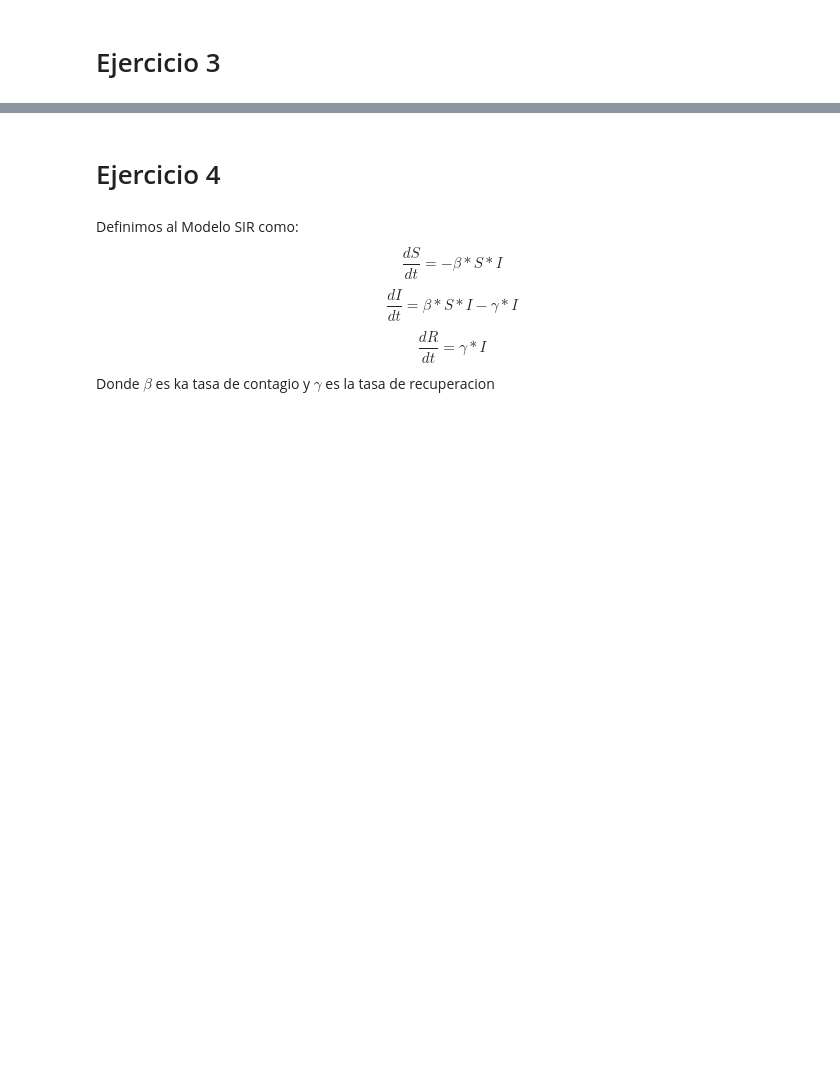
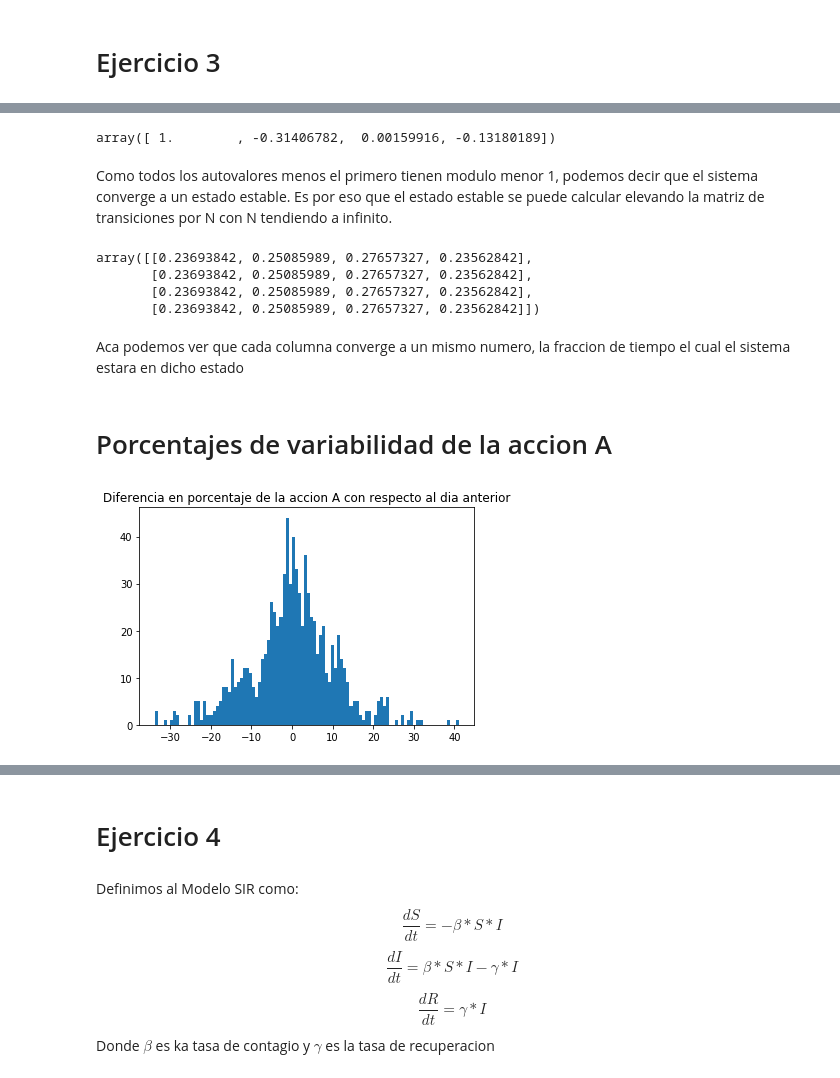
Before and after one commit to jowisaidman/SimulacionTp2, a Jupyter notebook: Informe.ipynb, the cells around one changed output, grey strips where cells are left out. Saved outputs shown, nothing was run; the diff lists cells and outputs as text; code cells hidden in the pictures; blank space fills up the shorter version.

```diff
--- a/Informe.ipynb
+++ b/Informe.ipynb
@@ -342,0 +364,4 @@ Porcentaje de iteraciones que no esta procesando %27.855
+# %%
+accionesA = pd.read_csv('accion A.csv')
+accionesA.rename(columns={'Valor':'ValorA'}, inplace=True)
+accionesA.head(5)
@@ -342,0 +386,24 @@ Porcentaje de iteraciones que no esta procesando %27.855
+# %%
+accionesA['DeltaA'] = accionesA.ValorA.shift(1)
+accionesB['DeltaB'] = accionesB.ValorB.shift(1)
+accionesA['DeltaA'] = accionesA.apply(lambda row : row['ValorA'] - row['DeltaA'], axis = 1)
+accionesB['DeltaB'] = accionesB.apply(lambda row : row['ValorB'] - row['DeltaB'], axis = 1)
+
+accionesA['PorcentajeA'] = accionesA.apply(lambda row : (row['DeltaA'] / row['ValorA']) * 100, axis = 1)
+accionesB['PorcentajeB'] = accionesB.apply(lambda row : (row['DeltaB'] / row['ValorB']) * 100, axis = 1)
+
+acciones = accionesA.merge(accionesB, how='inner',on='Dia')
+
+def getEstado(deltaA, deltaB):
+  if (deltaA >= 0 and deltaB >= 0):
+    return 1
+  if (deltaA < 0 and deltaB >= 0):
+    return 2
+  if (deltaA >= 0 and deltaB < 0):
+    return 3
+  if (deltaA < 0 and deltaB < 0):
+    return 4
+
+acciones["EstadoActual"] = acciones.apply(lambda row: getEstado(row['DeltaA'],row['DeltaB']), axis = 1)
+acciones["EstadoAnterior"] = acciones.EstadoActual.shift(1)
+acciones.head()
@@ -342,0 +436,27 @@ Porcentaje de iteraciones que no esta procesando %27.855
+# %%
+[autovalores,autovectores] = np.linalg.eig(transitionMatrix)
+autovalores
+# %% [output]
+array([ 1.        , -0.31406782,  0.00159916, -0.13180189])
+# %% [markdown]
+Como todos los autovalores menos el primero tienen modulo menor 1, podemos decir que el sistema converge a un estado estable.
+Es por eso que el estado estable se puede calcular elevando la matriz de transiciones por N  con N tendiendo a infinito.
+# %%
+np.linalg.matrix_power(transitionMatrix,100)
+# %% [output]
+array([[0.23693842, 0.25085989, 0.27657327, 0.23562842],
+       [0.23693842, 0.25085989, 0.27657327, 0.23562842],
+       [0.23693842, 0.25085989, 0.27657327, 0.23562842],
+       [0.23693842, 0.25085989, 0.27657327, 0.23562842]])
+# %% [markdown]
+Aca podemos ver que cada columna converge a un mismo numero, la fraccion de tiempo el cual el sistema estara en dicho estado
+# %% [markdown]
+# Porcentajes de variabilidad de la accion A
+# %%
+difAccionA = list(accionesA["DeltaA"])
+difAccionA.pop(0)
+plt.title("Diferencia en porcentaje de la accion A con respecto al dia anterior")
+plt.hist(difAccionA,bins=100)
+plt.show()
+# %% [output]
+[figure, added]
```
Also changed, not shown: parts of 39 cells of this notebook, 2 other files.
